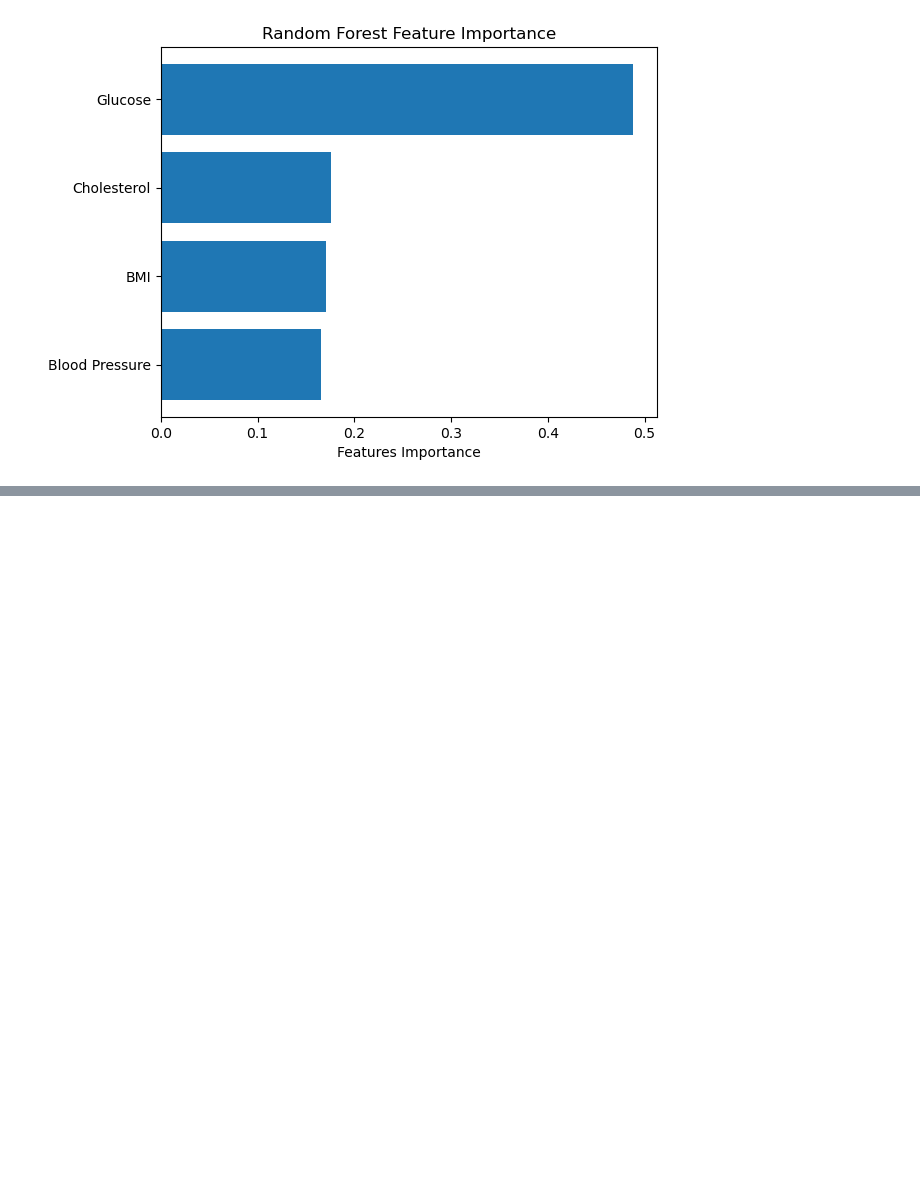
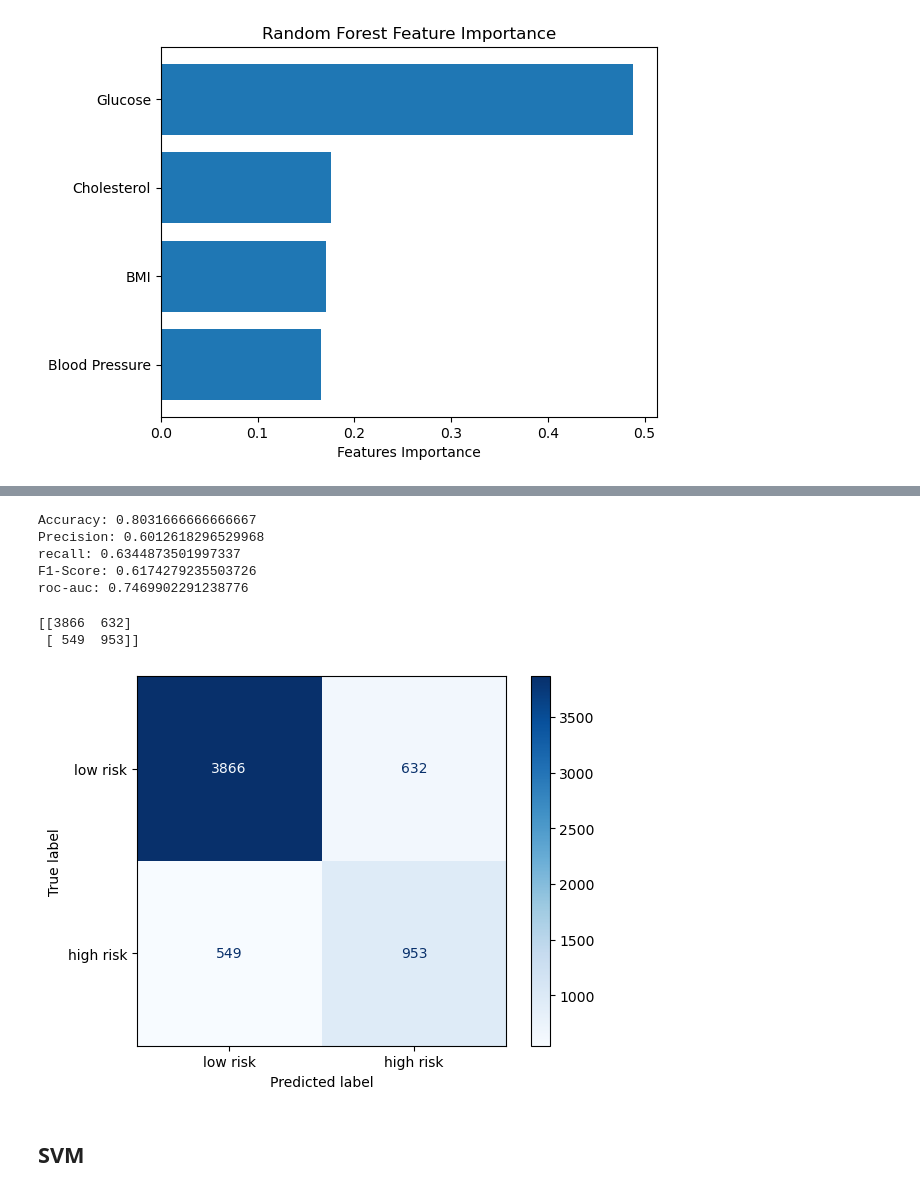
Before and after one commit to michaelaprobinson/seminar-2, a Jupyter notebook: Diabetes and Predictive modeling.ipynb, the cells around one changed output, grey strips where cells are left out. Drawn from its saved outputs; the diff is of its cells as text; code cells hidden in the pictures; blank space fills up the shorter version.

```diff
--- a/Diabetes and Predictive modeling.ipynb
+++ b/Diabetes and Predictive modeling.ipynb
@@ -309,0 +323,10 @@ plt.show()
+# %%
+X = df_pred[['BMI', 'Glucose', 'Cholesterol', 'Blood Pressure']]
+y_class = df_pred['HighRisk']
+
+# threshhold = df_pred['HbA1c'].quantile(0.75)
+# df_pred['HighRisk'] = (df_pred['HbA1c'] >= threshhold).astype(int)
+# print(df_pred['HighRisk'].value_counts())
+# %%
+from sklearn.model_selection import train_test_split
+X_train, X_test, y_train, y_test = train_test_split(X,y_class,test_size=0.2, random_state=42, stratify=y_class)
@@ -309,0 +341,40 @@ plt.show()
+# %%
+from sklearn.linear_model import LogisticRegression
+# from sklearn.preprocessing import StandardScaler
+from sklearn.pipeline import make_pipeline
+
+model = make_pipeline(StandardScaler(), LogisticRegression(random_state=42,class_weight='balanced'))
+# %%
+model.fit(X_train, y_train)
+y_pred = model.predict(X_test)
+# %%
+from sklearn.metrics import accuracy_score, precision_score, recall_score, f1_score, roc_auc_score
+
+print('Accuracy:', accuracy_score(y_test, y_pred))
+print('Precision:', precision_score(y_test,y_pred))
+print('recall:', recall_score(y_test,y_pred))
+print('F1-Score:', f1_score(y_test,y_pred))
+print('roc-auc:', roc_auc_score(y_test,y_pred))
+# %% [output]
+Accuracy: 0.8031666666666667
+Precision: 0.6012618296529968
+recall: 0.6344873501997337
+F1-Score: 0.6174279235503726
+roc-auc: 0.7469902291238776
+# %%
+from sklearn.metrics import confusion_matrix
+
+conma = confusion_matrix(y_test,y_pred)
+print(conma)
+
+from sklearn.metrics import ConfusionMatrixDisplay
+# import matplotlib.pyplot as plt
+disp = ConfusionMatrixDisplay(confusion_matrix= conma, display_labels=['low risk', 'high risk'])
+disp.plot(cmap=plt.cm.Blues)
+plt.show()
+# %% [output]
+[[3866  632]
+ [ 549  953]]
+[figure, added]
+# %% [markdown]
+## SVM
```
Also changed, not shown: parts of 17 cells of this notebook.
